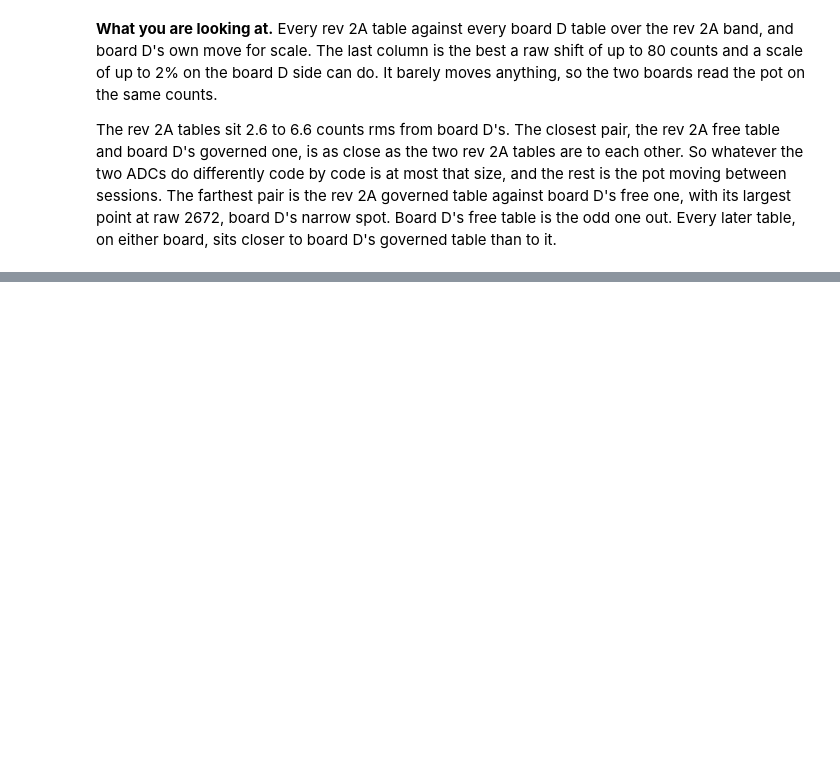
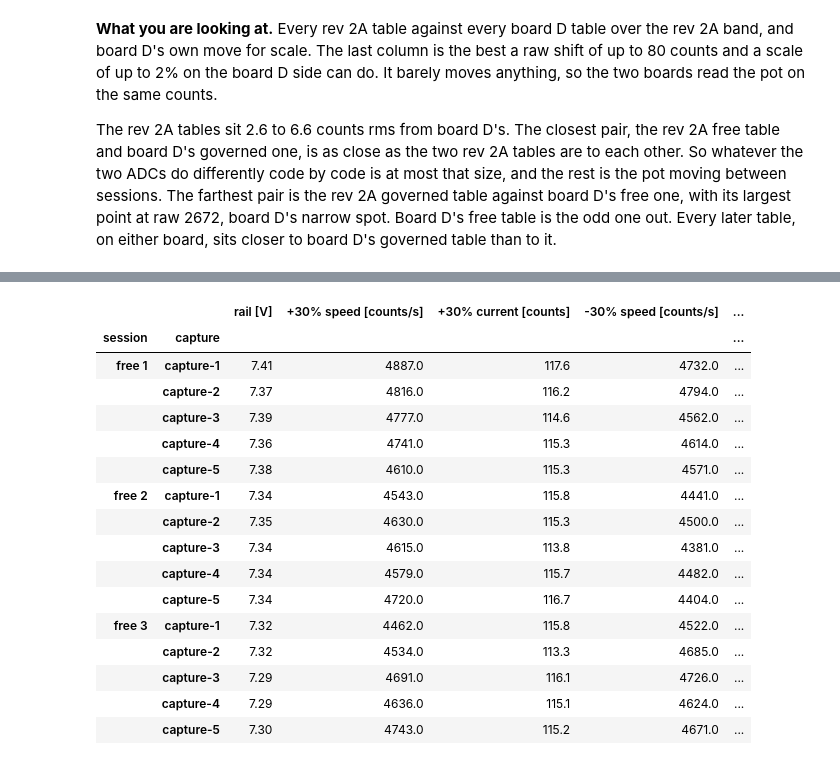
Before and after one commit to OpenServoCore/open-servo-core, a Jupyter notebook: notebooks/12-pot-table-free-vs-governed.ipynb, the cells around one changed output, grey strips where cells are left out. Cells and saved outputs as stored; diff of their text form; code cells hidden in the pictures; blank space fills up the shorter version.

```diff
--- a/notebooks/12-pot-table-free-vs-governed.ipynb
+++ b/notebooks/12-pot-table-free-vs-governed.ipynb
@@ -617,0 +966,35 @@ This data cannot pick between them.
+# %%
+rows = []
+for k, d in FREE.items():
+    for c in complete(d):
+        df, meta = session.read(d, c, "grid")
+        bias = df[df.seg == 0].current_raw.mean()
+        row = {"session": k, "capture": c, "rail [V]": d.board.rail_from_vbus_counts(meta["vbus_counts"])}
+        for seg, g in df[df.seg > 0].groupby("seg"):
+            duty = int(round(g.cmd_duty_q15.iloc[0] * 100 / Q15))
+            if abs(duty) == 30:
+                st = governed.settled(g, d.board.tick_hz)
+                s = "+" if duty > 0 else "-"
+                row[f"{s}30% speed [counts/s]"] = abs(ripple.pot_speed(st, d.board.tick_hz, 1.0))
+                row[f"{s}30% current [counts]"] = st.current_raw.mean() - bias
+        rows.append(row)
+display(pd.DataFrame(rows).set_index(["session", "capture"]).round(
+    {"rail [V]": 2, "+30% speed [counts/s]": 0, "-30% speed [counts/s]": 0, "+30% current [counts]": 1, "-30% current [counts]": 1}))
+# %% [output]
+|  |  | rail [V] | +30% speed [counts/s] | +30% current [counts] | -30% speed [counts/s] | ... |
+| session | capture |  |  |  |  | ... |
+| free 1 | capture-1 | 7.41 | 4887.0 | 117.6 | 4732.0 | ... |
+|  | capture-2 | 7.37 | 4816.0 | 116.2 | 4794.0 | ... |
+|  | capture-3 | 7.39 | 4777.0 | 114.6 | 4562.0 | ... |
+|  | capture-4 | 7.36 | 4741.0 | 115.3 | 4614.0 | ... |
+|  | capture-5 | 7.38 | 4610.0 | 115.3 | 4571.0 | ... |
+| free 2 | capture-1 | 7.34 | 4543.0 | 115.8 | 4441.0 | ... |
+|  | capture-2 | 7.35 | 4630.0 | 115.3 | 4500.0 | ... |
+|  | capture-3 | 7.34 | 4615.0 | 113.8 | 4381.0 | ... |
+|  | capture-4 | 7.34 | 4579.0 | 115.7 | 4482.0 | ... |
+|  | capture-5 | 7.34 | 4720.0 | 116.7 | 4404.0 | ... |
+| free 3 | capture-1 | 7.32 | 4462.0 | 115.8 | 4522.0 | ... |
+|  | capture-2 | 7.32 | 4534.0 | 113.3 | 4685.0 | ... |
+|  | capture-3 | 7.29 | 4691.0 | 116.1 | 4726.0 | ... |
+|  | capture-4 | 7.29 | 4636.0 | 115.1 | 4624.0 | ... |
+|  | capture-5 | 7.30 | 4743.0 | 115.2 | 4671.0 | ... |
```
Also changed, not shown: parts of 23 cells of this notebook.
